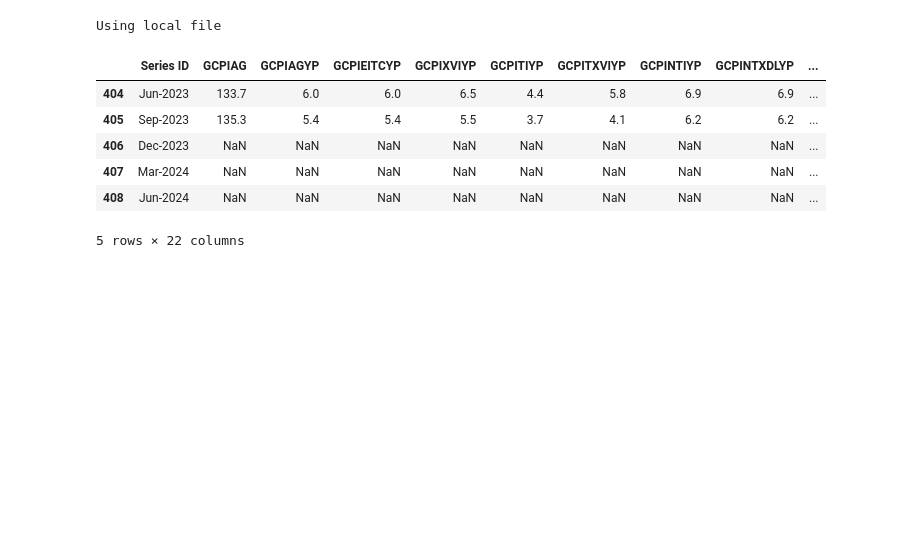
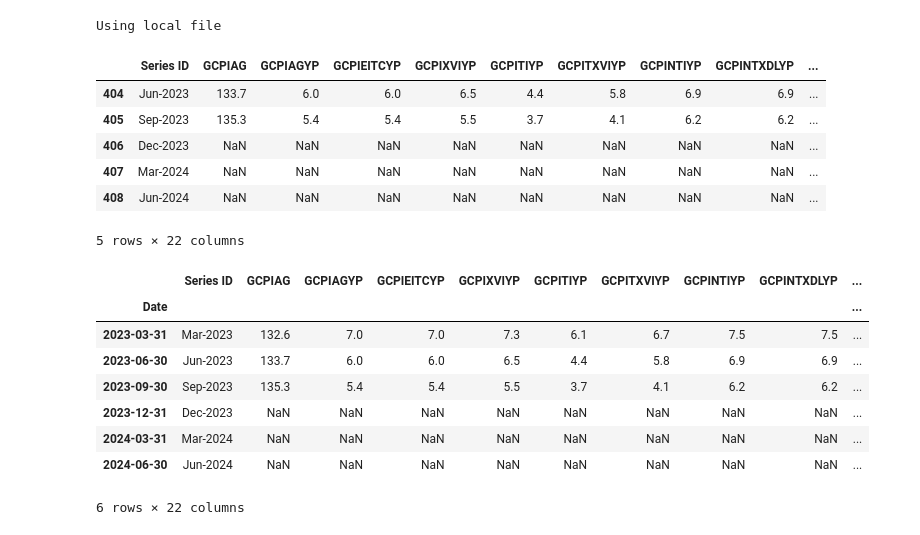
Before and after one commit to mikejonestechno/investment-analytics, a Jupyter notebook: notebooks/inflation.ipynb, the cells around one changed output. Cells and saved outputs as stored; diff of their text form; code cells hidden in the pictures; blank space fills up the shorter version.

```diff
--- a/notebooks/inflation.ipynb
+++ b/notebooks/inflation.ipynb
@@ -38,3 +67,24 @@ df.set_index('Date', inplace=True)
+# %%
+#df.rename(columns={'Series ID': 'Date'}, inplace=True)
+# source data is in the format 'Jan-1959' %b-%Y
+df['Date'] = pd.to_datetime(df['Series ID'], format='%b-%Y') + pd.offsets.MonthEnd(1)
+#df['Date'] = pd.to_datetime(df['Series ID'], format='%b-%Y') + pd.DateOffset(months=1) - pd.DateOffset(days=1)
+#df['Date'] = pd.to_datetime(df['Series ID'], format='%b-%Y').dt.to_period('M').to_timestamp(how='end')
+#df['Date'] = pd.to_datetime(df['Series ID'], format='%b-%Y').dt.to_period('M').dt.to_timestamp(how='end')
+df.set_index('Date', inplace=True)
+last_index = df['GCPIAGYP'].last_valid_index()
+last_quarter = pd.Period(last_index, freq='Q')
+df.tail(6)
+# %% [output]
+|  | Series ID | GCPIAG | GCPIAGYP | GCPIEITCYP | GCPIXVIYP | GCPITIYP | GCPITXVIYP | GCPINTIYP | GCPINTXDLYP | ... |
+| Date |  |  |  |  |  |  |  |  |  | ... |
+| 2023-03-31 | Mar-2023 | 132.6 | 7.0 | 7.0 | 7.3 | 6.1 | 6.7 | 7.5 | 7.5 | ... |
+| 2023-06-30 | Jun-2023 | 133.7 | 6.0 | 6.0 | 6.5 | 4.4 | 5.8 | 6.9 | 6.9 | ... |
+| 2023-09-30 | Sep-2023 | 135.3 | 5.4 | 5.4 | 5.5 | 3.7 | 4.1 | 6.2 | 6.2 | ... |
+| 2023-12-31 | Dec-2023 | NaN | NaN | NaN | NaN | NaN | NaN | NaN | NaN | ... |
+| 2024-03-31 | Mar-2024 | NaN | NaN | NaN | NaN | NaN | NaN | NaN | NaN | ... |
+| 2024-06-30 | Jun-2024 | NaN | NaN | NaN | NaN | NaN | NaN | NaN | NaN | ... |
+6 rows × 22 columns
 # %%
 import matplotlib.ticker as ticker
 import matplotlib.dates as mdates
```
Also changed, not shown: parts of 6 cells of this notebook.
